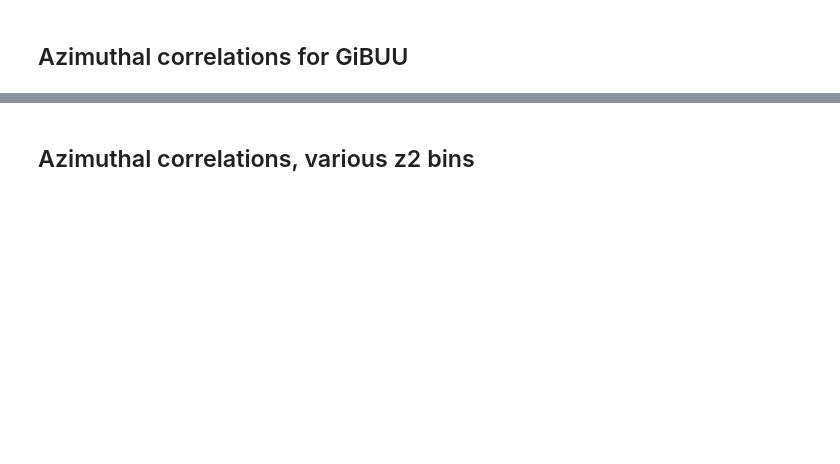
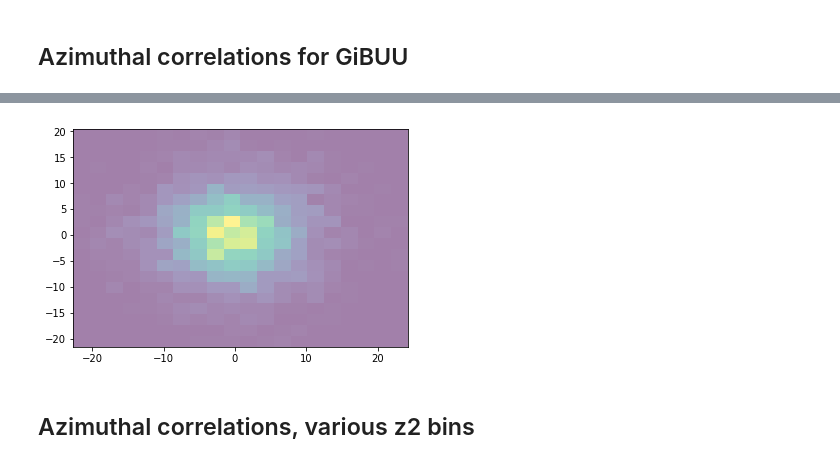
Before and after one commit to miguelignacio/eg2dihadron, a Jupyter notebook: EG2_2picorrelations.ipynb, the cells around one changed output, grey strips where cells are left out. Saved outputs shown, nothing was run; the diff lists cells and outputs as text; code cells hidden in the pictures; blank space fills up the shorter version.

```diff
--- a/EG2_2picorrelations.ipynb
+++ b/EG2_2picorrelations.ipynb
@@ -657,3 +650,12 @@ z> 0.50 and z<= 1.00 and z_asso>0.08 and z_asso<=0.50
+# %%
+df_cut = df['GiBUU_Fe'].query('z> %2.2f and z<= %2.2f and z_asso>0.1'%(0.5,1.0))
+plt.hist2d(df_cut.query('dphi_lab<2.5')['pos_x_asso'],df_cut.query('dphi_lab<2.5')['pos_y_asso'],bins=20,normed=True,alpha=0.5)
+#plt.hist(df_cut.query('dphi_lab<2.5 and dphi_lab>2.0')['pos_x_asso'],bins=10,normed=True,alpha=0.5)
+#plt.hist(df_cut.query('dphi_lab<2.0 and dphi_lab>1.0')['pos_x_asso'],bins=10,normed=True,alpha=0.5)
+
+plt.show()
+# %% [output]
+[figure, added]
 # %% [markdown]
 ## Azimuthal correlations, various z2 bins
 # %%
```
Also changed, not shown: parts of 6 cells of this notebook, 2 other files.
